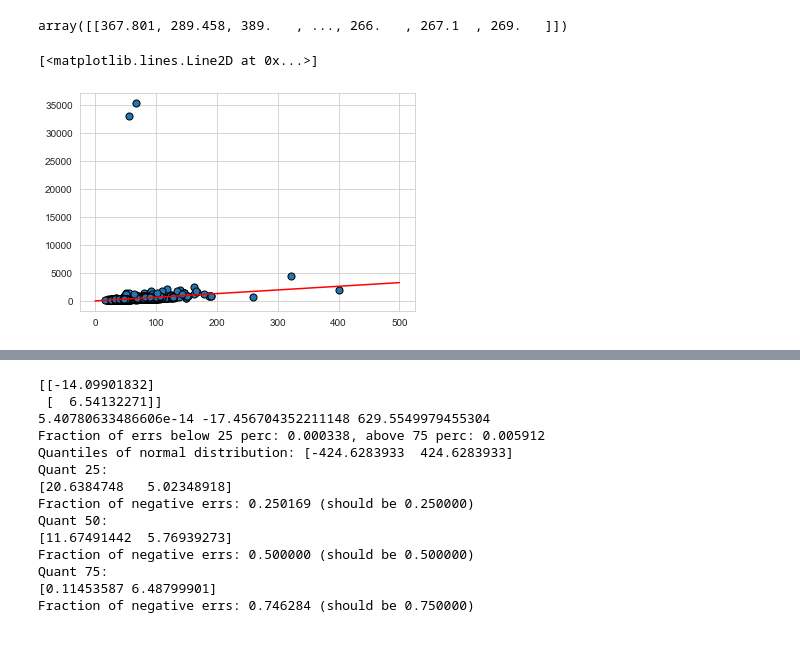
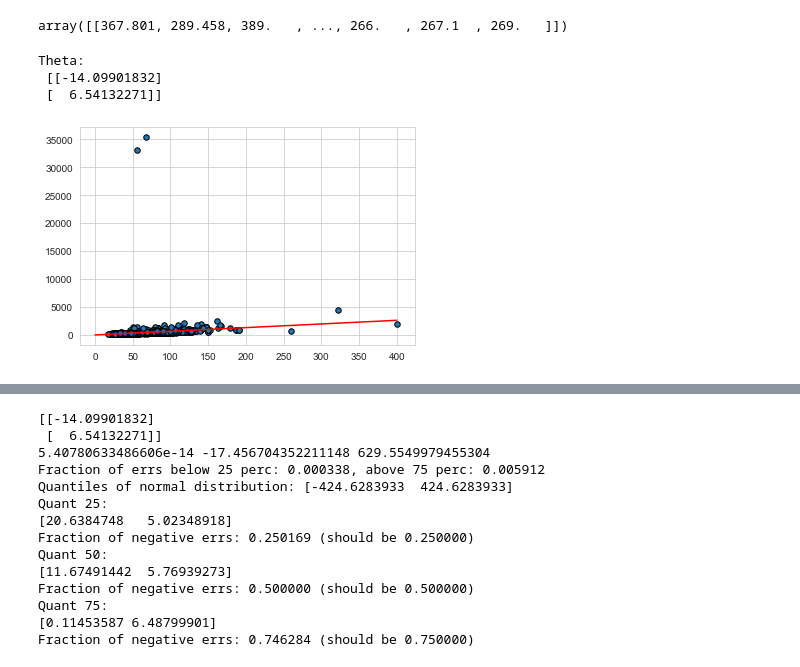
Before and after one commit to TheFebrin/DataScience, a Jupyter notebook: ML uni course/Assignment3/Assignment3.ipynb, the cells around one changed output, grey strips where cells are left out. Drawn from its saved outputs; the diff is of its cells as text; code cells hidden in the pictures.

```diff
--- a/ML uni course/Assignment3/Assignment3.ipynb
+++ b/ML uni course/Assignment3/Assignment3.ipynb
@@ -737,13 +737,15 @@ Y = np.asarray(data.price)[None,:]
 Y
 # %% [output]
 array([[367.801, 289.458, 389.   , ..., 266.   , 267.1  , 269.   ]])
-# %%
-z = np.polyfit(X[1, :], Y.ravel(), 1)
-p = np.poly1d(z)
-
-plt.scatter(X[1, :], Y, edgecolors='black', s=50)
-l = np.linspace(0, 500, 1000)
-plt.plot(l, p(l), c='red')
-# %% [output]
-[<matplotlib.lines.Line2D at 0x...>]
-[figure, removed]
+# %%
+Theta = inv(X.dot(X.T)).dot(X).dot(Y.T)
+x_space = np.linspace(0, np.max(X), 100)
+pred_Y = compute_polynomial(x_space, Theta).ravel()
+plt.plot(x_space, pred_Y, c='red')
+plt.scatter(X[1, :], Y, edgecolors='black', s=30)
+print('Theta:\n', Theta)
+# %% [output]
+Theta:
+ [[-14.09901832]
+ [  6.54132271]]
+[figure, added]
```
Also changed, not shown: parts of 11 cells of this notebook.
